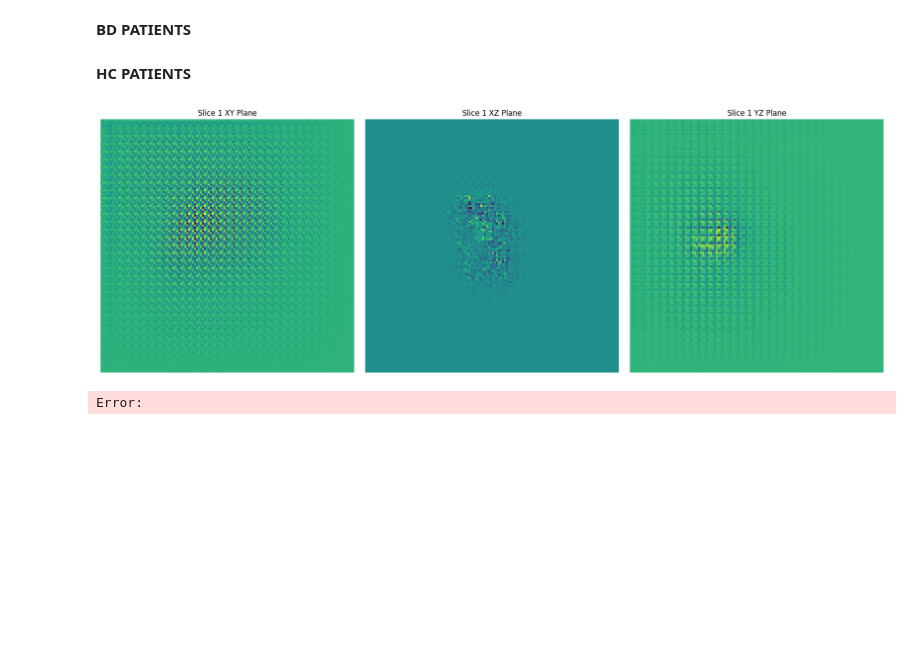
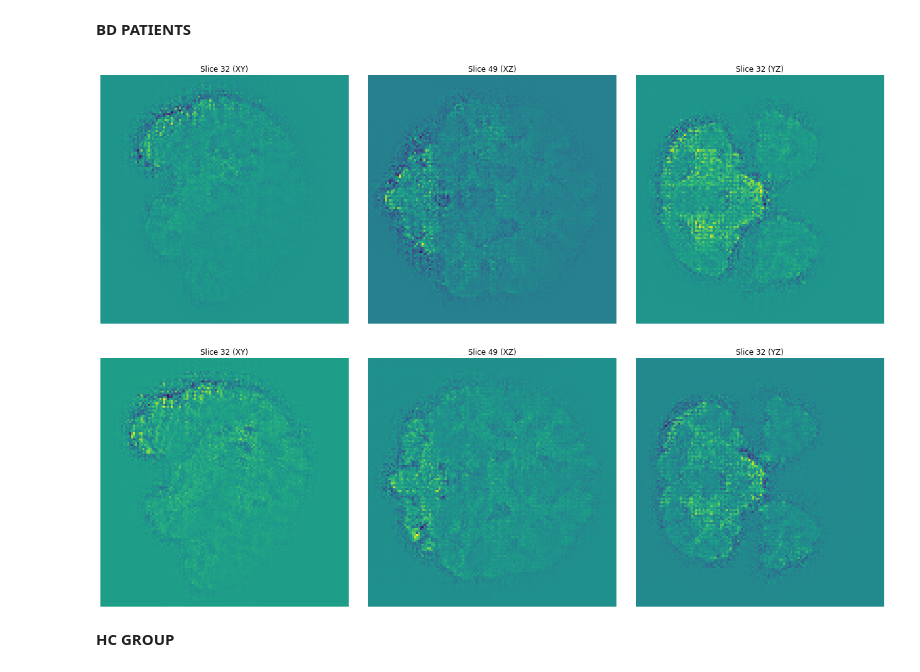
Before and after one commit to nghuixin/XAI_MIDIBrainAge, a Jupyter notebook: visualizations/visualize_attribution.ipynb, the cells around one changed output. Drawn from its saved outputs; the diff is of its cells as text; code cells hidden in the pictures; blank space fills up the shorter version.

```diff
--- a/visualizations/visualize_attribution.ipynb
+++ b/visualizations/visualize_attribution.ipynb
@@ -261,19 +266,22 @@ YZ: 0.0451
 # %%
 """MOST SALIENT SLICES"""
 base_out = "salient_slice_plots_bd"          # top-level folder for all subjects
 
 
-for i, row in BD.iterrows():
+for i, row in BD[:2].iterrows():
     subj_id = row["stdyptid"]          # replace with whatever identifies a subject
     slices  = [row[4], row[5], row[6]]   # xy, xz, yz indices
     volume  = row[3]                     # 3-D NumPy array
 
     # unique file name per subject
     file_name = f"sub-{subj_id:03d}_slices.png"
 
     plotScanArb(volume, slices,
-                save_dir=base_out,
+               # save_dir=base_out,
                 fname=file_name)
+# %% [output]
+[figure, added]
+[figure, added]
 # %% [markdown]
-**HC PATIENTS**
+**HC GROUP**
 # %%
@@ -295,37 +303,34 @@ for i, row in HC.iterrows():
 # %%
-plotScanArb(scan_data_only[2], [1,1,1])
+# plotScanArb(scan_data_only[2], [1,1,1])
 
-# Example data creation
-data = scan_data_only[1]
+# # Example data creation
+# data = scan_data_only[1]
 
-# Squeeze data to remove dimensions of size 1
-data = data.squeeze()
+# # Squeeze data to remove dimensions of size 1
+# data = data.squeeze()
 
-# Create a figure for plotting
-fig = plt.figure()
-ax = fig.add_subplot(111, projection='3d')
+# # Create a figure for plotting
+# fig = plt.figure()
+# ax = fig.add_subplot(111, projection='3d')
 
-# Normalize data for transparency mapping
-data_normalized = data / data.max()
+# # Normalize data for transparency mapping
+# data_normalized = data / data.max()
 
-# Create a color mapping based on saliency
-colors = np.empty(data.shape, dtype=object)
-for i in range(data.shape[0]):
-    for j in range(data.shape[1]):
-        for k in range(data.shape[2]):
-            colors[i, j, k] = (1, 0, 0, data_normalized[i, j, k])  # Red color with variable alpha
+# # Create a color mapping based on saliency
+# colors = np.empty(data.shape, dtype=object)
+# for i in range(data.shape[0]):
+#     for j in range(data.shape[1]):
+#         for k in range(data.shape[2]):
+#             colors[i, j, k] = (1, 0, 0, data_normalized[i, j, k])  # Red color with variable alpha
 
-# Plotting the voxels
-ax.voxels(data > data.mean(), facecolors=colors, edgecolor='k')
+# # Plotting the voxels
+# ax.voxels(data > data.mean(), facecolors=colors, edgecolor='k')
 
-# Set labels and title if necessary
-ax.set_xlabel('X')
-ax.set_ylabel('Y')
-ax.set_zlabel('Z')
-ax.set_title('3D Saliency Map')
+# # Set labels and title if necessary
+# ax.set_xlabel('X')
+# ax.set_ylabel('Y')
+# ax.set_zlabel('Z')
+# ax.set_title('3D Saliency Map')
 
-# Show plot
-plt.show()
+# # Show plot
+# plt.show()
-# %% [output]
-[figure, removed]
-Error:
```
Also changed, not shown: parts of 4 cells of this notebook, 1 other file.
